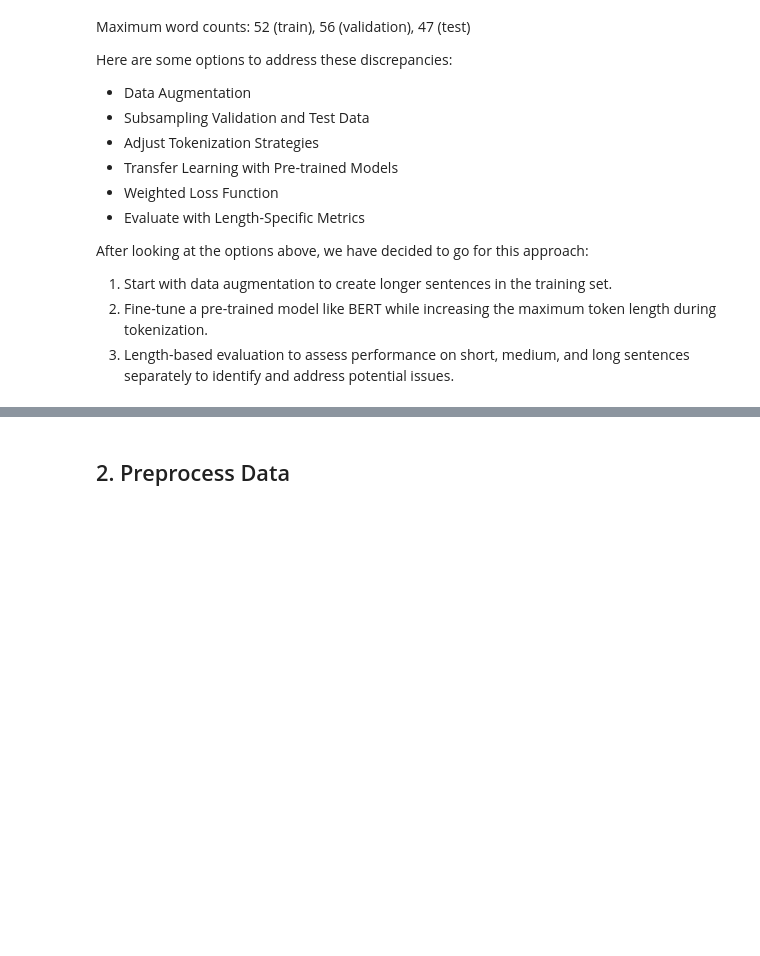
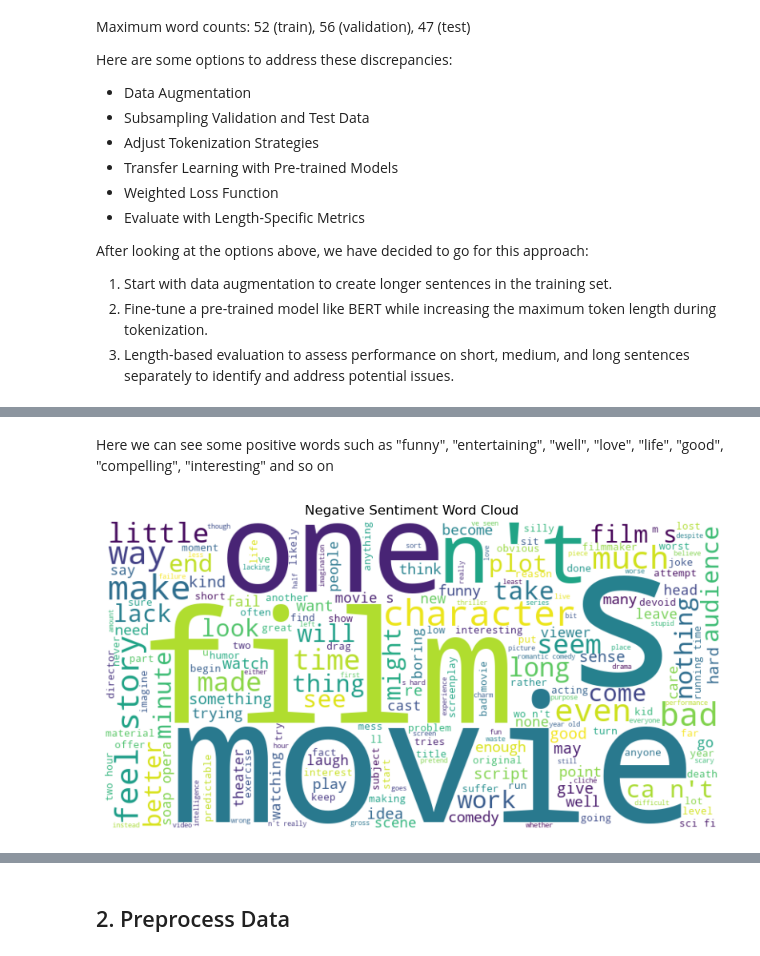
Before and after one commit to alexschillingfhnw/npr-mc2, a Jupyter notebook: notebooks/eda_preprocessing.ipynb, the cells around one changed output, grey strips where cells are left out. Saved outputs shown, nothing was run; the diff lists cells and outputs as text; code cells hidden in the pictures; blank space fills up the shorter version.

```diff
--- a/notebooks/eda_preprocessing.ipynb
+++ b/notebooks/eda_preprocessing.ipynb
@@ -153,0 +166,6 @@ After looking at the options above, we have decided to go for this approach:
+# %% [markdown]
+Here we can see some positive words such as "funny", "entertaining", "well", "love", "life", "good", "compelling", "interesting" and so on
+# %%
+plot_word_cloud(df_train, sentiment_label=0, title="Negative Sentiment Word Cloud")
+# %% [output]
+[figure, added]
```
Also changed, not shown: parts of 8 cells of this notebook, 1 other file.
